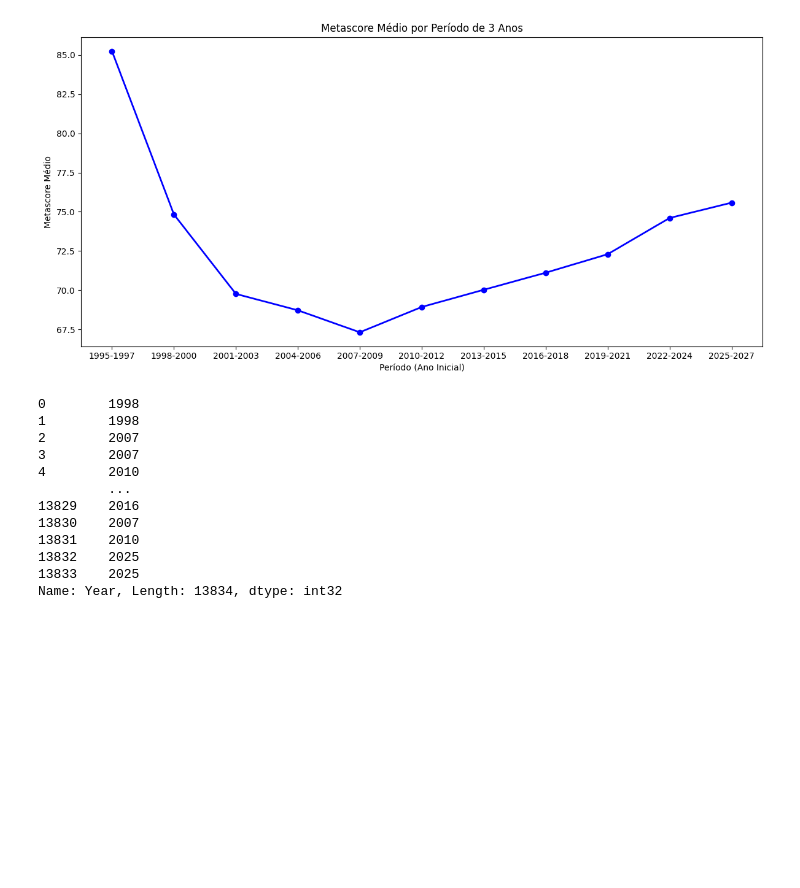
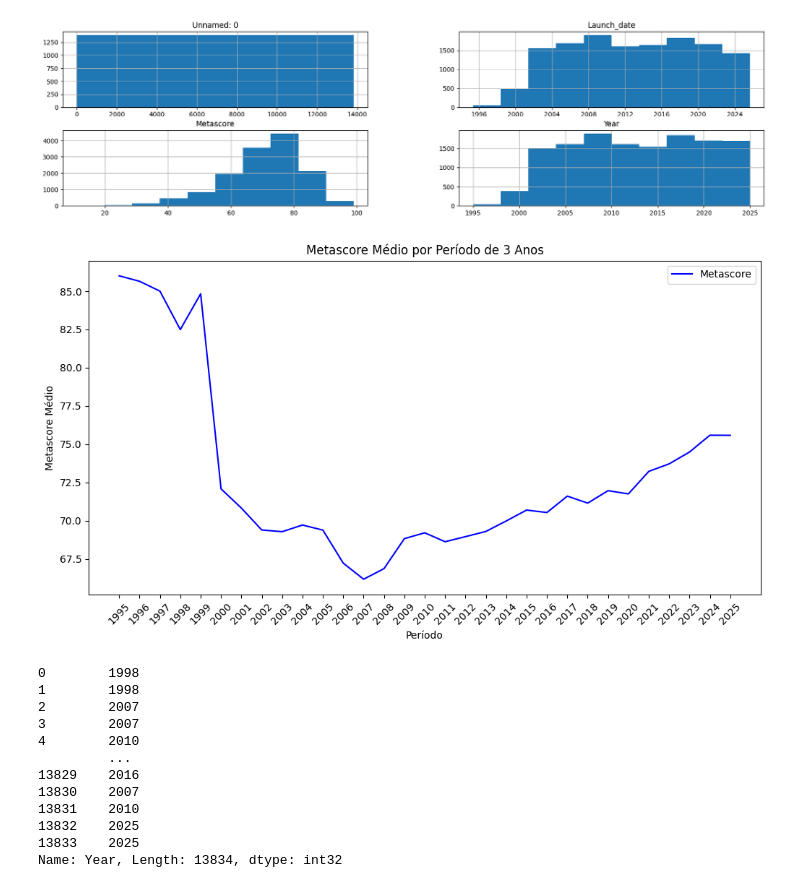
Before and after one commit to lucasChicoski/ML_study, a Jupyter notebook: src/index.ipynb, the cells around one changed output. Cells and saved outputs as stored; diff of their text form; code cells hidden in the pictures; blank space fills up the shorter version.

```diff
--- a/src/index.ipynb
+++ b/src/index.ipynb
@@ -5,32 +5,41 @@ import matplotlib.pyplot as plt
 # %%
 readFile: ReadFile = ReadFile()
 
 if readFile.verify_path() == False:
     readFile.fetch_data('https://www.kaggle.com/api/v1/datasets/download/arnavtomar18/best-games-of-all-time')
 
 
 data_set:pd.DataFrame = readFile.readCSV()
 
 data_set['Launch_date'] = pd.to_datetime(data_set['Launch_date'])
 data_set["Year"] = data_set['Launch_date'].dt.year
 
-ax = data_set.plot(
+data_set.hist(figsize=(20,5))
+
+data_set['Periodo'] = (data_set['Year'] // 1) * 1
+media_por_periodo = data_set.groupby('Periodo')['Metascore'].mean().reset_index()
+
+
+
+ax = media_por_periodo.plot(
     kind='line',
     y="Metascore",
-    x="Year",
+    x="Periodo",
     figsize=(12, 6),
     color='blue',
 )
 
 ax.set_title('Metascore Médio por Período de 3 Anos')
 ax.set_xlabel('Período')
 ax.set_ylabel('Metascore Médio')
-plt.xticks(rotation=0)  # Sem rotação necessária
-# plt.tight_layout()
+
+ax.set_xticks(media_por_periodo['Periodo'])
+plt.xticks(rotation=45)
 
 plt.show()
 # %% [output]
-[figure, old version]
+[figure, new version]
+[figure, added]
 # %%
 print((data_set['Year'] // 3)* 3)
 # %% [output]
```
Also changed, not shown: parts of 1 cell of this notebook.
